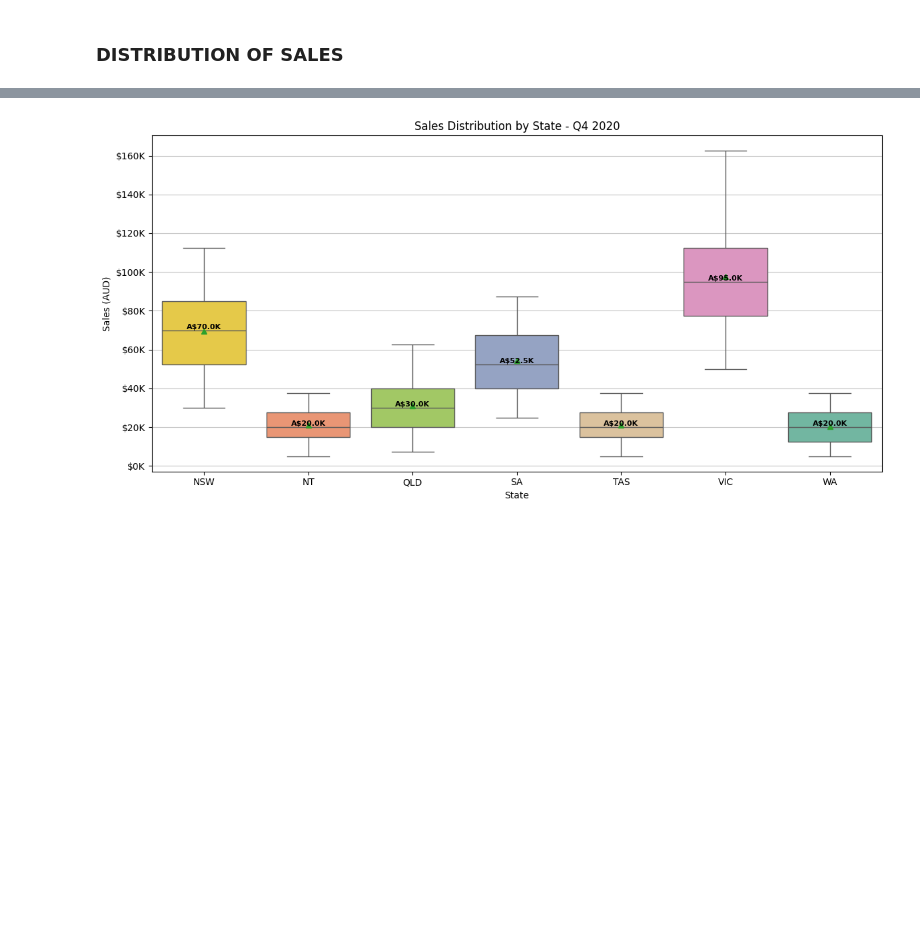
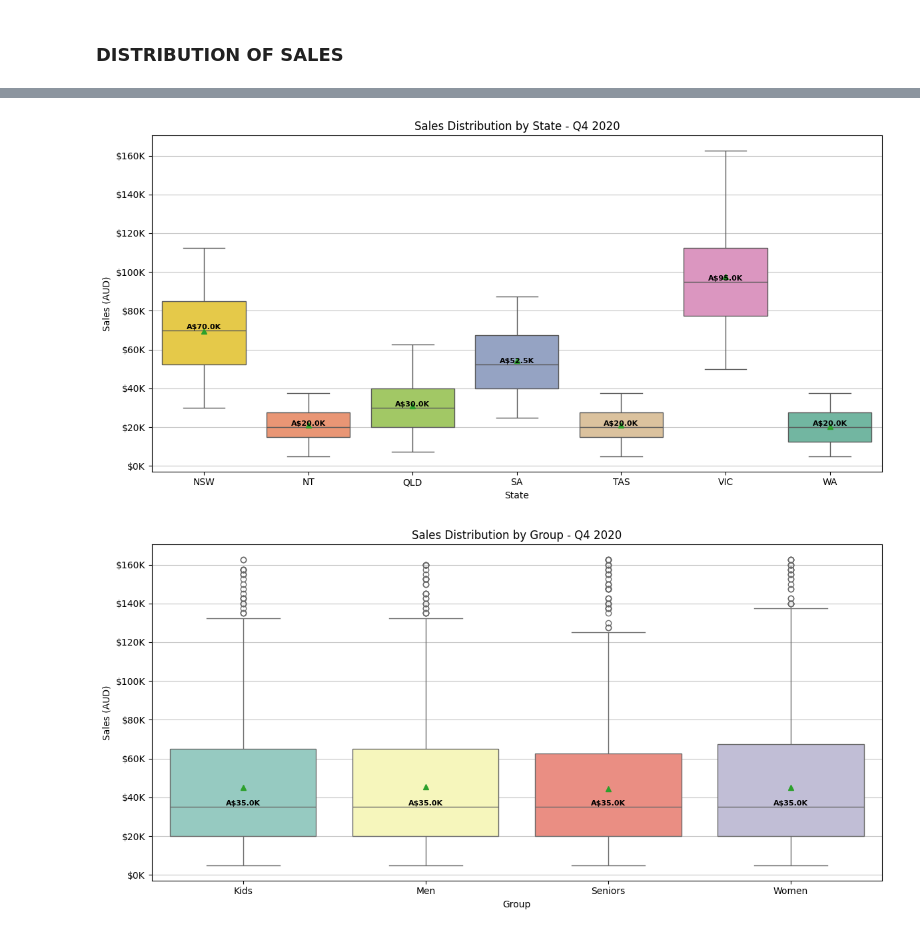
Before and after one commit to luisgilling-code/MEAIML_Course_Projects, a Jupyter notebook: Course End Projects/2. Applied Data Science With Python/Sales Analysis Lab/sales_analysis.ipynb, the cells around one changed output, grey strips where cells are left out. Cells and saved outputs as stored; diff of their text form; code cells hidden in the pictures; blank space fills up the shorter version.

```diff
--- a/Course End Projects/2. Applied Data Science With Python/Sales Analysis Lab/sales_analysis.ipynb
+++ b/Course End Projects/2. Applied Data Science With Python/Sales Analysis Lab/sales_analysis.ipynb
@@ -438,30 +438,117 @@ ax = sns.boxplot(
 # Calculate and label medians
 state_medians = df.groupby("State")["Sales"].median()
 
 for position, state in enumerate(state_order):
     median = state_medians[state]
 
     ax.text(
         position,
         median,
         f"A${median / 1_000:,.1f}K",
         ha="center",
         va="bottom",
         fontsize=8,
         fontweight="bold",
         color="black"
     )
 
 plt.title("Sales Distribution by State - Q4 2020")
 plt.xlabel("State")
 plt.ylabel("Sales (AUD)")
 # Format the y-axis to display currency
 formatter = FuncFormatter(lambda x, pos: f'${x/1000:,.0f}K')
 plt.gca().yaxis.set_major_formatter(formatter)
 ax.grid(axis="y", linestyle="-", alpha=0.75)
 ax.set_axisbelow(True)
 plt.tight_layout()
 plt.show()
+
+#Construct a boxplot to visualize the sales distribution by group
+plt.figure(figsize=(12, 6))
+
+group_order = sorted(df["Group"].unique())
+ax = sns.boxplot(
+    data=df,
+    x="Group",
+    y="Sales",
+    order=group_order,
+    hue="Group",
+    palette="Set3",
+    legend=False,
+    showmeans=True
+)
+
+# Calculate and label medians
+group_medians = df.groupby("Group")["Sales"].median()
+
+for position, group in enumerate(group_order):
+    median = group_medians[group]
+
+    ax.text(
+        position,
+        median,
+        f"A${median / 1_000:,.1f}K",
+        ha="center",
+        va="bottom",
+        fontsize=8,
+        fontweight="bold",
+        color="black"
+    )
+
+plt.title("Sales Distribution by Group - Q4 2020")
+plt.xlabel("Group")
+plt.ylabel("Sales (AUD)")
+# Format the y-axis to display currency
+formatter = FuncFormatter(lambda x, pos: f'${x/1000:,.0f}K')
+plt.gca().yaxis.set_major_formatter(formatter)
+ax.grid(axis="y", linestyle="-", alpha=0.75)
+ax.set_axisbelow(True)
+plt.tight_layout()
+plt.show()
+
+#construct a boxplot to visualize sales by time
+plt.figure(figsize=(12, 6))
+
+time_order = sorted(df["Time"].unique())
+ax = sns.boxplot(
+    data=df,
+    x="Time",
+    y="Sales",
+    order=time_order,
+    hue="Time",
+    palette="Set1",
+    legend=False,
+    showmeans=True
+)
+
+# Calculate and label medians
+time_medians = df.groupby("Time")["Sales"].median()
+
+for position, time in enumerate(time_order):
+    median = time_medians[time]
+
+    ax.text(
+        position,
+        median,
+        f"A${median / 1_000:,.1f}K",
+        ha="center",
+        va="bottom",
+        fontsize=8,
+        fontweight="bold",
+        color="black"
+    )
+
+plt.title("Sales Distribution by Time - Q4 2020")
+plt.xlabel("Time")
+plt.ylabel("Sales (AUD)")
+# Format the y-axis to display currency
+formatter = FuncFormatter(lambda x, pos: f'${x/1000:,.0f}K')
+plt.gca().yaxis.set_major_formatter(formatter)
+ax.grid(axis="y", linestyle="-", alpha=0.75)
+ax.set_axisbelow(True)
+plt.tight_layout()
+plt.show()
 # %% [output]
 [figure]
 [figure]
+[figure, added]
```
Also changed, not shown: parts of 1 cell of this notebook, 5 other files.
